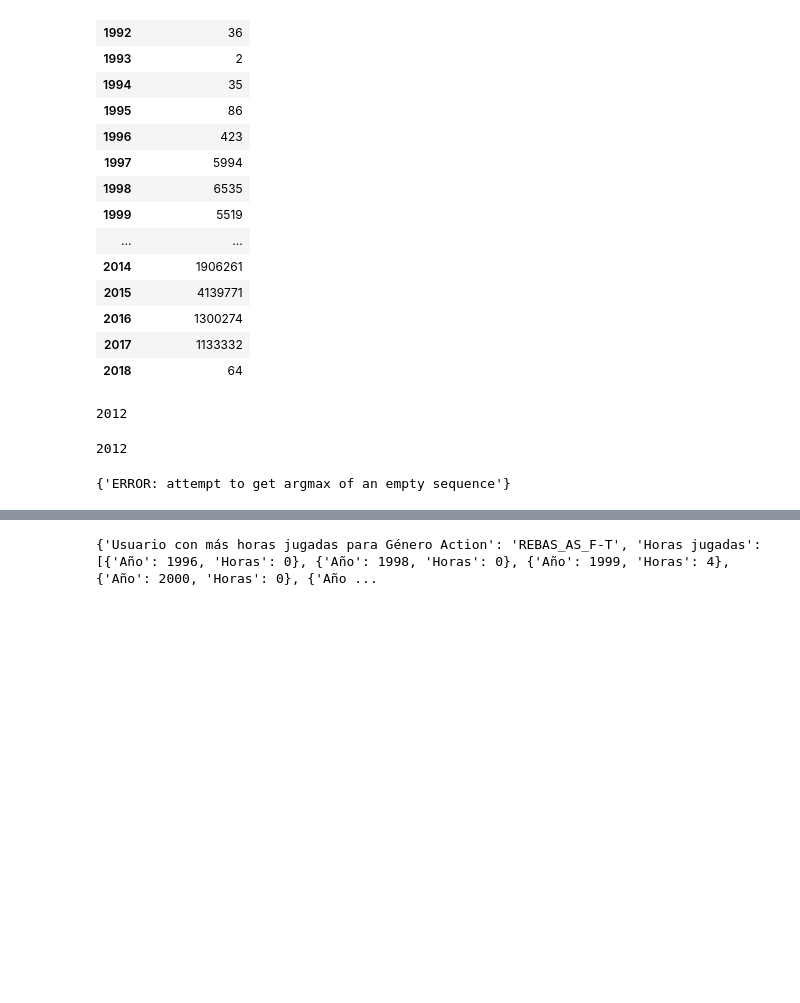
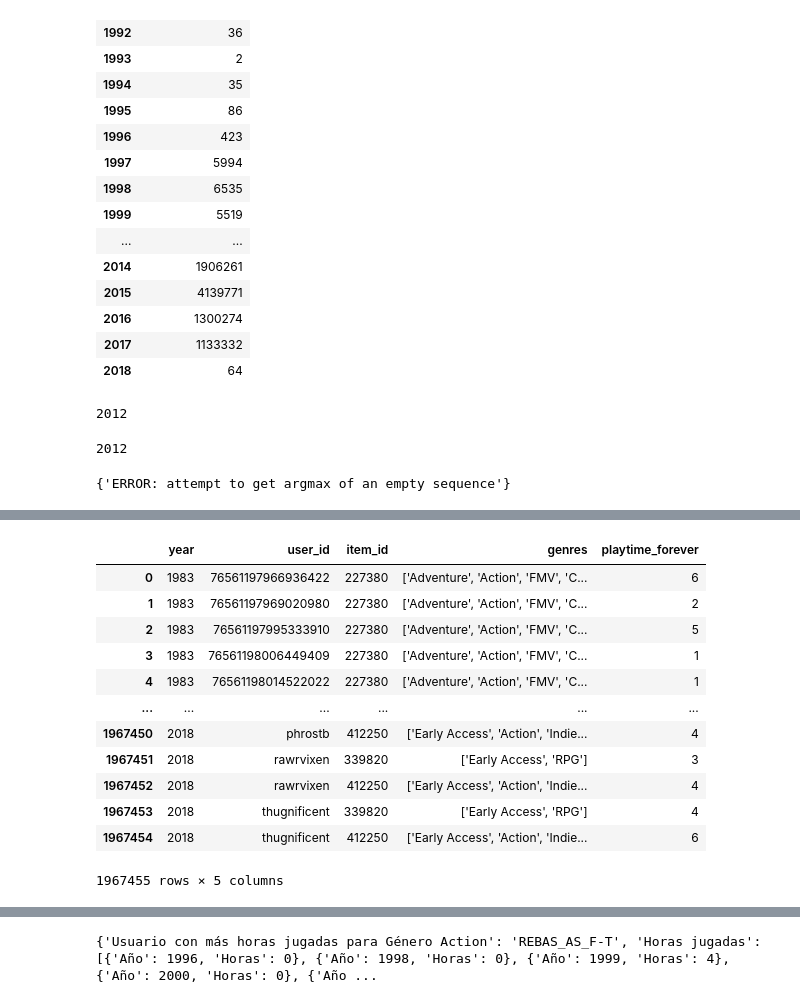
Before and after one commit to MarceloOrtizz/Proyecto_MLOps_Steam, a Jupyter notebook: etl_eda/ETL_consultas.ipynb, the cells around one changed output, grey strips where cells are left out. Cells and saved outputs as stored; diff of their text form; code cells hidden in the pictures; blank space fills up the shorter version.

```diff
--- a/etl_eda/ETL_consultas.ipynb
+++ b/etl_eda/ETL_consultas.ipynb
@@ -178,0 +183,16 @@ consulta_2=consulta_2.groupby(['year','user_id']).sum().reset_index()
+# %%
+consulta_2
+# %% [output]
+|  | year | user_id | item_id | genres | playtime_forever |
+| 0 | 1983 | 76561197966936422 | 227380 | ['Adventure', 'Action', 'FMV', 'C... | 6 |
+| 1 | 1983 | 76561197969020980 | 227380 | ['Adventure', 'Action', 'FMV', 'C... | 2 |
+| 2 | 1983 | 76561197995333910 | 227380 | ['Adventure', 'Action', 'FMV', 'C... | 5 |
+| 3 | 1983 | 76561198006449409 | 227380 | ['Adventure', 'Action', 'FMV', 'C... | 1 |
+| 4 | 1983 | 76561198014522022 | 227380 | ['Adventure', 'Action', 'FMV', 'C... | 1 |
+| ... | ... | ... | ... | ... | ... |
+| 1967450 | 2018 | phrostb | 412250 | ['Early Access', 'Action', 'Indie... | 4 |
+| 1967451 | 2018 | rawrvixen | 339820 | ['Early Access', 'RPG'] | 3 |
+| 1967452 | 2018 | rawrvixen | 412250 | ['Early Access', 'Action', 'Indie... | 4 |
+| 1967453 | 2018 | thugnificent | 339820 | ['Early Access', 'RPG'] | 4 |
+| 1967454 | 2018 | thugnificent | 412250 | ['Early Access', 'Action', 'Indie... | 6 |
+1967455 rows × 5 columns
```
Also changed, not shown: parts of 28 cells of this notebook, 2 other files.
